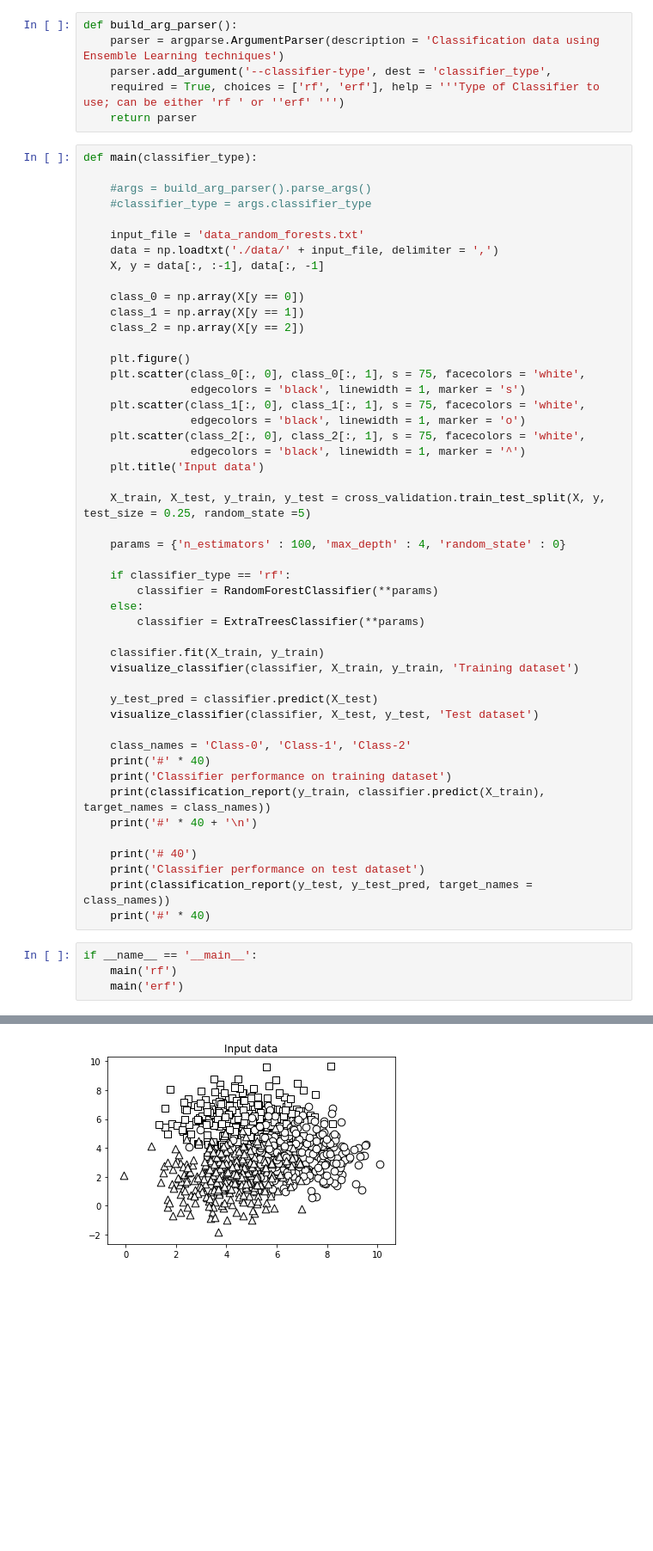
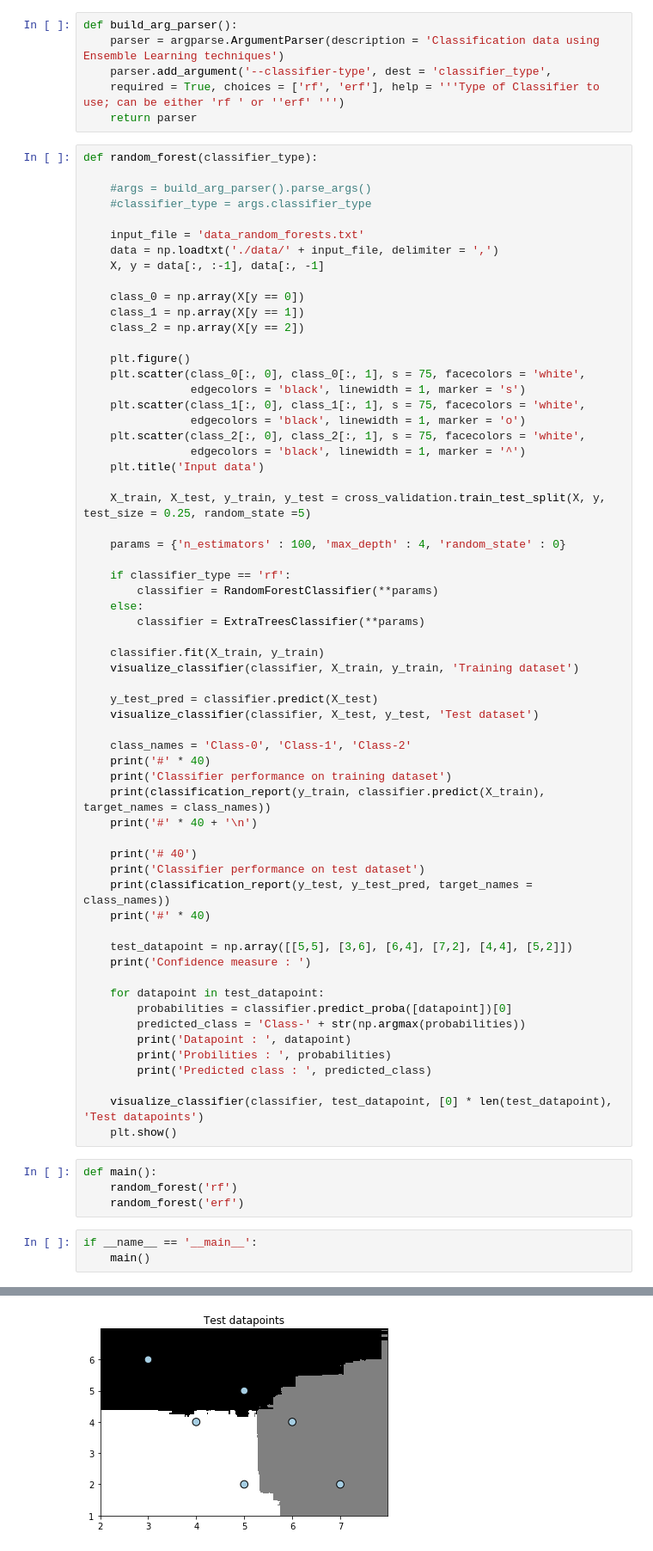
Before and after one commit to hknam/PythonAI, a Jupyter notebook: ch04_ensemble/random_forest.ipynb, the cells around one changed output, grey strips where cells are left out. Shown: that part at 86% size. Drawn from its saved outputs; the diff is of its cells as text; blank space fills up the shorter version.

Commit message:
random forest confidence example add

```diff
--- a/ch04_ensemble/random_forest.ipynb
+++ b/ch04_ensemble/random_forest.ipynb
@@ -16,7 +16,7 @@ def build_arg_parser():
     required = True, choices = ['rf', 'erf'], help = '''Type of Classifier to use; can be either 'rf ' or ''erf' ''')
     return parser
 # %%
-def main(classifier_type):
+def random_forest(classifier_type):
 
     #args = build_arg_parser().parse_args()
     #classifier_type = args.classifier_type
@@ -63,10 +63,26 @@ def main(classifier_type):
     print('Classifier performance on test dataset')
     print(classification_report(y_test, y_test_pred, target_names = class_names))
     print('#' * 40)
+
+    test_datapoint = np.array([[5,5], [3,6], [6,4], [7,2], [4,4], [5,2]])
+    print('Confidence measure : ')
+
+    for datapoint in test_datapoint:
+        probabilities = classifier.predict_proba([datapoint])[0]
+        predicted_class = 'Class-' + str(np.argmax(probabilities))
+        print('Datapoint : ', datapoint)
+        print('Probilities : ', probabilities)
+        print('Predicted class : ', predicted_class)
+
+    visualize_classifier(classifier, test_datapoint, [0] * len(test_datapoint), 'Test datapoints')
+    plt.show()
+# %%
+def main():
+    random_forest('rf')
+    random_forest('erf')
 # %%
 if __name__ == '__main__':
-    main('rf')
-    main('erf')
+    main()
 # %% [output]
 [figure]
 [figure]
@@ -91 +107 @@ avg / total       0.87      0.87      0.87       225
-[figure, old version]
+[figure, new version]
```
Also changed, not shown: parts of 1 cell of this notebook.
